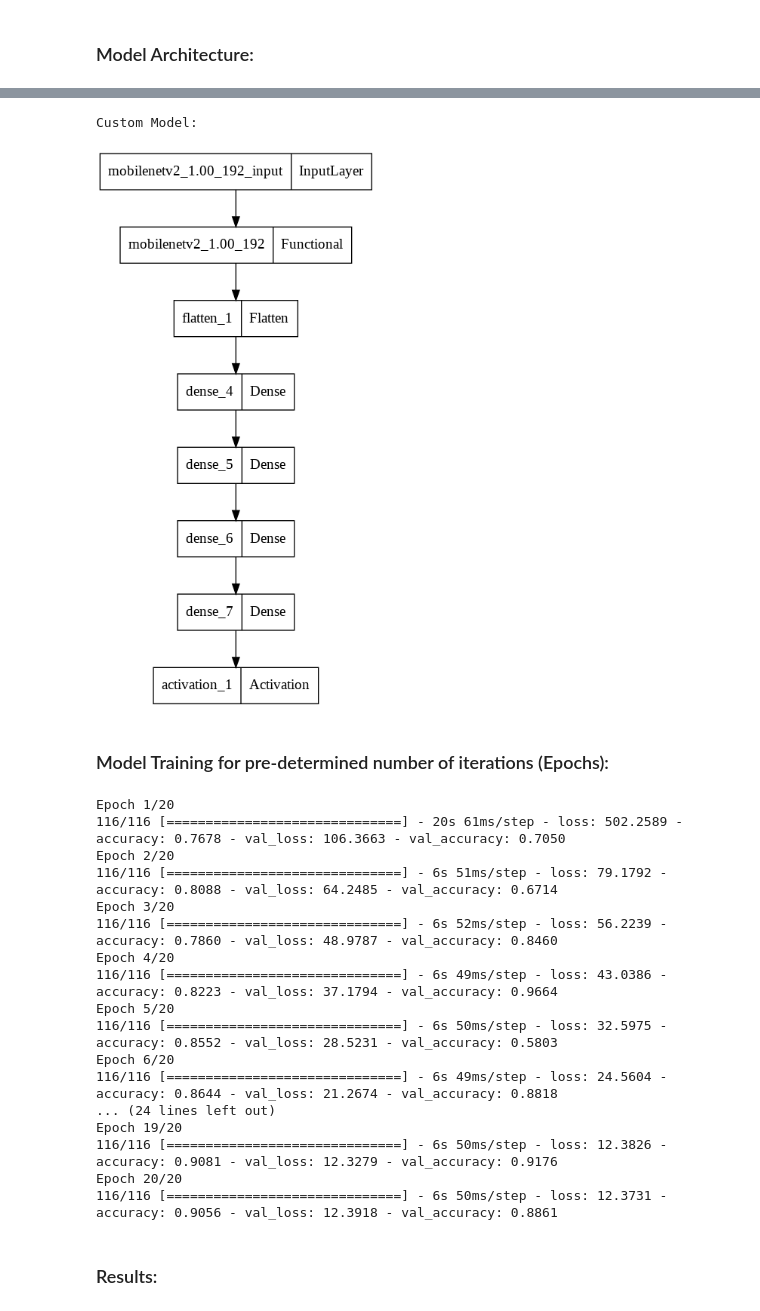
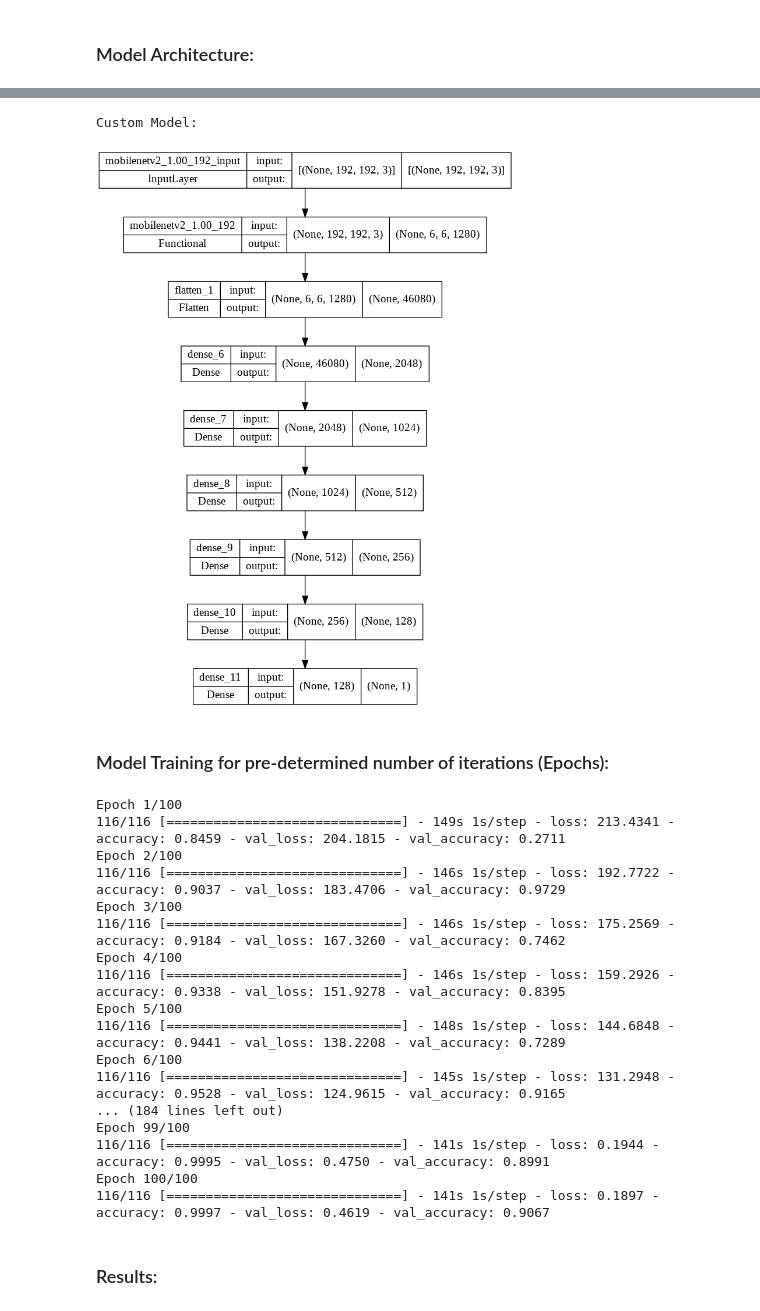
Before and after one commit to Prasanna2000/final-year-project, a Jupyter notebook: Forest_Fire_Detection_Presentable.ipynb, the cells around one changed output, grey strips where cells are left out. Cells and saved outputs as stored; diff of their text form; code cells hidden in the pictures.

```diff
--- a/Forest_Fire_Detection_Presentable.ipynb
+++ b/Forest_Fire_Detection_Presentable.ipynb
@@ -82,14 +102,15 @@ mobilenet.trainable = False
 model = tf.keras.Sequential([
         mobilenet,
         Flatten(),
+        Dense(2048),
+        Dense(1024, kernel_regularizer="l1"),
         Dense(512, kernel_regularizer="l1"),
         Dense(256, kernel_regularizer="l1"),
-        Dense(128, kernel_regularizer="l1"),
-        Dense(1, kernel_regularizer="l1"),
-        Activation("sigmoid")
+        Dense(128),
+        Dense(1, activation="sigmoid")
 ])
 
-model.compile(optimizer=tf.keras.optimizers.RMSprop(learning_rate=0.0001),
+model.compile(optimizer="adagrad",
              loss='binary_crossentropy',
              metrics=['accuracy'])
 
@@ -106,31 +124,31 @@ MobileNet Model:
 # %%
 print("Custom Model:")
-tf.keras.utils.plot_model(model, to_file='/content/model.png')
+tf.keras.utils.plot_model(model, to_file='/content/model.png', show_shapes=True)
 # %% [output]
 Custom Model:
-[figure, old version]
+[figure, new version]
 # %% [markdown]
 ### Model Training for pre-determined number of iterations (Epochs):
 # %%
-history = model.fit(train_data, train_labels, validation_split = 0.2, epochs=20)
+history = model.fit(train_data, train_labels, validation_split = 0.2, epochs=100, shuffle=True)
 # %% [output]
-Epoch 1/20
-116/116 [==============================] - 20s 61ms/step - loss: 502.2589 - accuracy: 0.7678 - val_loss: 106.3663 - val_accuracy: 0.7050
-Epoch 2/20
-116/116 [==============================] - 6s 51ms/step - loss: 79.1792 - accuracy: 0.8088 - val_loss: 64.2485 - val_accuracy: 0.6714
-Epoch 3/20
-116/116 [==============================] - 6s 52ms/step - loss: 56.2239 - accuracy: 0.7860 - val_loss: 48.9787 - val_accuracy: 0.8460
-Epoch 4/20
-116/116 [==============================] - 6s 49ms/step - loss: 43.0386 - accuracy: 0.8223 - val_loss: 37.1794 - val_accuracy: 0.9664
-Epoch 5/20
-116/116 [==============================] - 6s 50ms/step - loss: 32.5975 - accuracy: 0.8552 - val_loss: 28.5231 - val_accuracy: 0.5803
-Epoch 6/20
-116/116 [==============================] - 6s 49ms/step - loss: 24.5604 - accuracy: 0.8644 - val_loss: 21.2674 - val_accuracy: 0.8818
-... (24 lines left out)
-Epoch 19/20
-116/116 [==============================] - 6s 50ms/step - loss: 12.3826 - accuracy: 0.9081 - val_loss: 12.3279 - val_accuracy: 0.9176
-Epoch 20/20
-116/116 [==============================] - 6s 50ms/step - loss: 12.3731 - accuracy: 0.9056 - val_loss: 12.3918 - val_accuracy: 0.8861
+Epoch 1/100
+116/116 [==============================] - 149s 1s/step - loss: 213.4341 - accuracy: 0.8459 - val_loss: 204.1815 - val_accuracy: 0.2711
+Epoch 2/100
+116/116 [==============================] - 146s 1s/step - loss: 192.7722 - accuracy: 0.9037 - val_loss: 183.4706 - val_accuracy: 0.9729
+Epoch 3/100
+116/116 [==============================] - 146s 1s/step - loss: 175.2569 - accuracy: 0.9184 - val_loss: 167.3260 - val_accuracy: 0.7462
+Epoch 4/100
+116/116 [==============================] - 146s 1s/step - loss: 159.2926 - accuracy: 0.9338 - val_loss: 151.9278 - val_accuracy: 0.8395
+Epoch 5/100
+116/116 [==============================] - 148s 1s/step - loss: 144.6848 - accuracy: 0.9441 - val_loss: 138.2208 - val_accuracy: 0.7289
+Epoch 6/100
+116/116 [==============================] - 145s 1s/step - loss: 131.2948 - accuracy: 0.9528 - val_loss: 124.9615 - val_accuracy: 0.9165
+... (184 lines left out)
+Epoch 99/100
+116/116 [==============================] - 141s 1s/step - loss: 0.1944 - accuracy: 0.9995 - val_loss: 0.4750 - val_accuracy: 0.8991
+Epoch 100/100
+116/116 [==============================] - 141s 1s/step - loss: 0.1897 - accuracy: 0.9997 - val_loss: 0.4619 - val_accuracy: 0.9067
 # %% [markdown]
 ### Results:
 # %%
```
Also changed, not shown: parts of 10 cells of this notebook.
